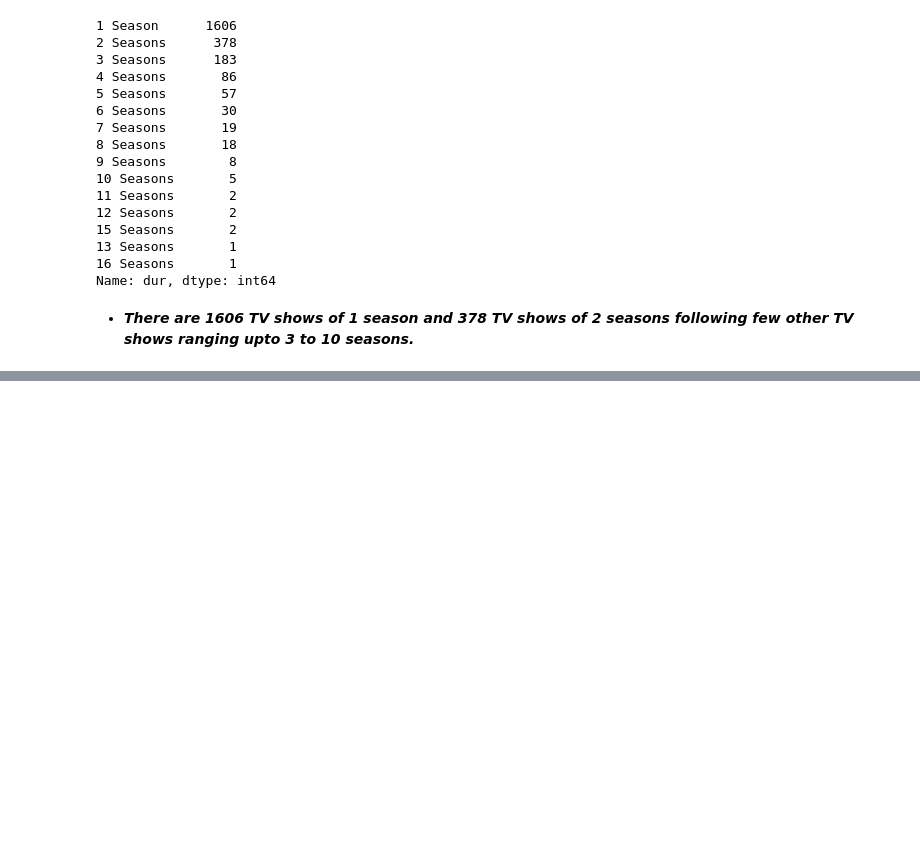
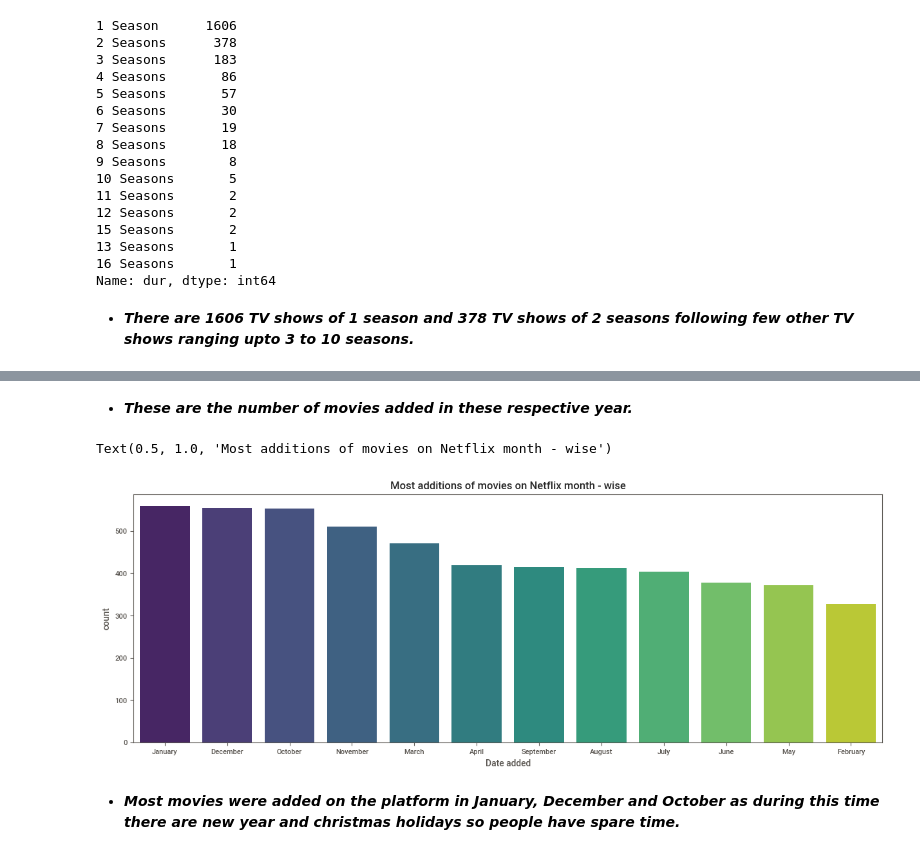
Before and after one commit to Sid-9823/Netflix-Movies-and-TV-Shows-Clustering, a Jupyter notebook: Netflix_Movies_and_TV_Shows_Clustering.ipynb, the cells around one changed output, grey strips where cells are left out. Drawn from its saved outputs; the diff is of its cells as text; code cells hidden in the pictures; blank space fills up the shorter version.

```diff
--- a/Netflix_Movies_and_TV_Shows_Clustering.ipynb
+++ b/Netflix_Movies_and_TV_Shows_Clustering.ipynb
@@ -497,0 +582,14 @@ Text(0.5, 1.0, 'Top 10 years in which highest movies were released')
+# %% [markdown]
+* ***These are the number of movies added in these respective year.***
+# %%
+# Plotting a countplot.
+
+plt.figure(figsize=(15,5))
+sns.countplot(x = movda.dt.month_name(), order = movda.dt.month_name().value_counts().index,palette = 'viridis')
+plt.xlabel('Date added')
+plt.title('Most additions of movies on Netflix month - wise', fontweight = 'bold')
+# %% [output]
+Text(0.5, 1.0, 'Most additions of movies on Netflix month - wise')
+[figure, added]
+# %% [markdown]
+* ***Most movies were added on the platform in January, December and October as during this time there are new year and christmas holidays so people have spare time.***
```
Also changed, not shown: parts of 58 cells of this notebook.
